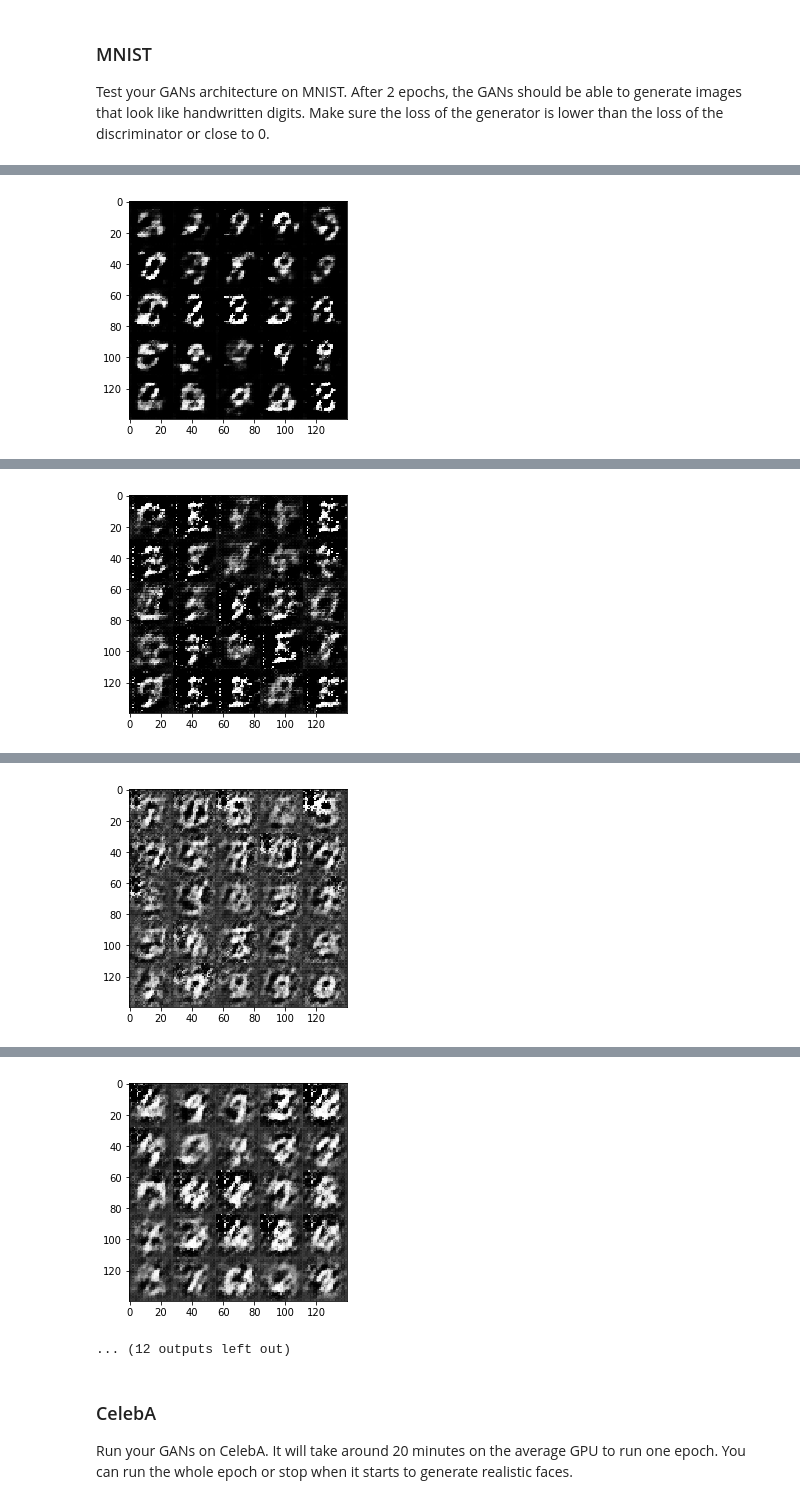
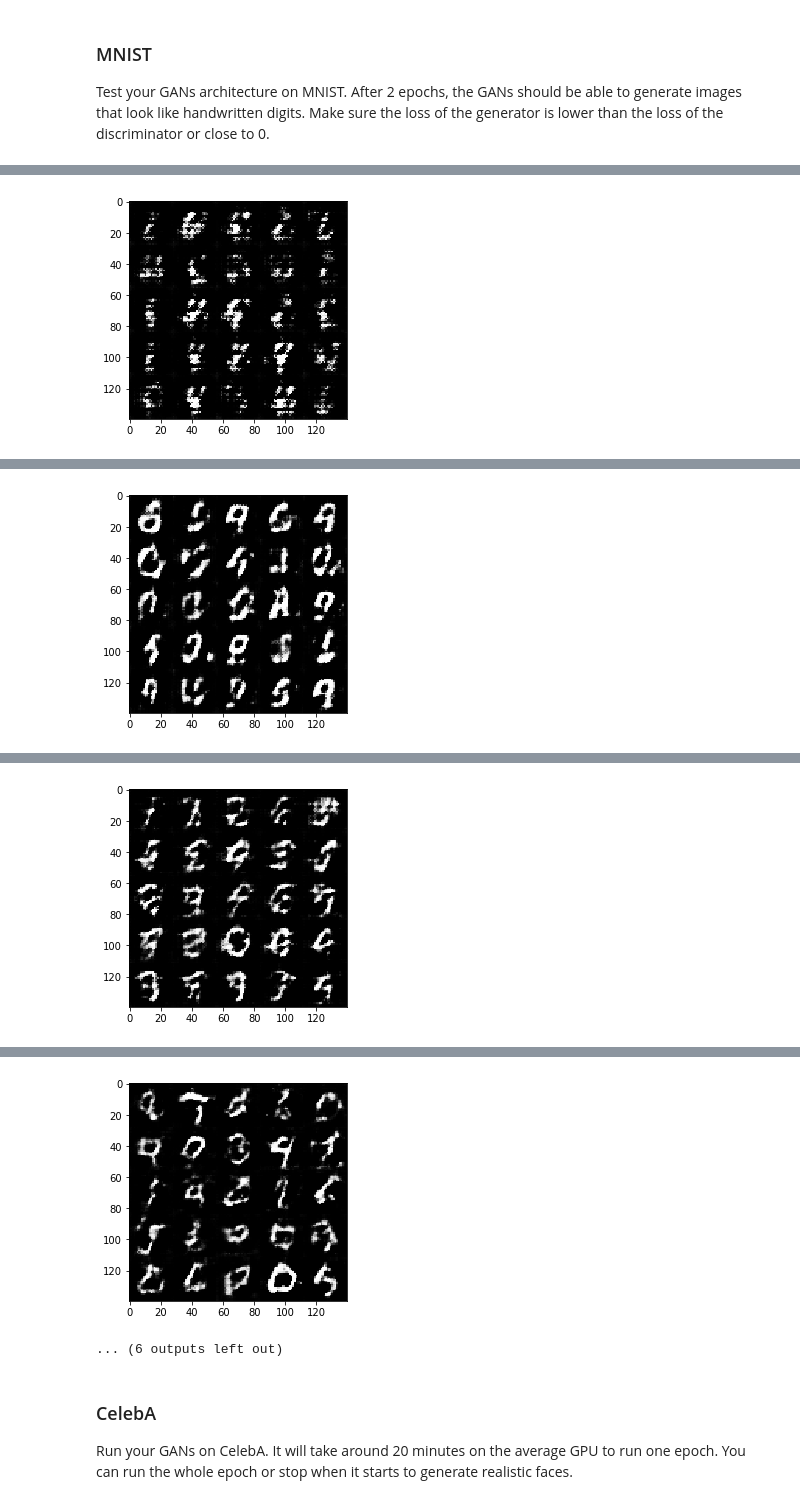
Before and after one commit to jrios6/DLND-Face-Generation, a Jupyter notebook: dlnd_face_generation.ipynb, the cells around one changed output, grey strips where cells are left out. Cells and saved outputs as stored; diff of their text form; code cells hidden in the pictures.

```diff
--- a/dlnd_face_generation.ipynb
+++ b/dlnd_face_generation.ipynb
@@ -189,17 +189,17 @@ def generator(z, out_channel_dim, is_train=True, alpha=0.2):
         x = tf.maximum(alpha * x, x)
         # 3x3x256
 
-        x = tf.layers.conv2d_transpose(x, 256, 3, 2,'same', use_bias=False, activation=None)
+        x = tf.layers.conv2d_transpose(x, 256, 5, 2,'same', use_bias=False, activation=None)
         x = tf.layers.batch_normalization(x, training=is_train)
         x = tf.maximum(alpha * x, x)
         # 6x6x 128
 
-        x = tf.layers.conv2d_transpose(x, 128, 4, 2,'valid', use_bias=False, activation=None)
+        x = tf.layers.conv2d_transpose(x, 128, 5, 2,'same', use_bias=False, activation=None)
         x = tf.layers.batch_normalization(x, training=is_train)
         x = tf.maximum(alpha * x, x)
         # 14x14x64
 
-        x = tf.layers.conv2d_transpose(x, out_channel_dim, 5, 2,'same', activation=None)
+        x = tf.layers.conv2d_transpose(x, out_channel_dim, 6, 2,'valid', activation=None)
         out = tf.tanh(x)
         # 28x28xout_channel_dim
 
@@ -335,8 +335,6 @@ def train(epoch_count, batch_size, z_dim, learning_rate, beta1, get_batches, dat
     :param data_image_mode: The image mode to use for images ("RGB" or "L")
     """
     # TODO: Build Model
-    #saver = tf.train.Saver(var_list=g_vars)
-
     input_real, input_z, lr = model_inputs(data_shape[1], data_shape[2], data_shape[3], z_dim)
     d_loss, g_loss = model_loss(input_real, input_z, data_shape[3])
     d_train_opt, g_train_opt = model_opt(d_loss, g_loss, lr, beta1)
@@ -350,30 +348,31 @@ def train(epoch_count, batch_size, z_dim, learning_rate, beta1, get_batches, dat
                 # TODO: Train Model
                 steps += 1
 
+                # Rescaling input to [-1, 1]
+                batch_images *= 2
+
                 # Sampling random noise for input
-                batch_z = np.random.uniform(-.5, .5, size=(batch_size, z_dim))
+                batch_z = np.random.uniform(-1, 1, size=(batch_size, z_dim))
 
                 # Run Optimizers
                 _ = sess.run([d_train_opt, g_train_opt], feed_dict={input_real: batch_images, input_z: batch_z, lr: learning_rate})
 
                 if steps % 100 == 0:
-                    train_loss_d = d_loss.eval({input_real: batch_images, input_z: batch_z, lr: learning_rate})
-                    train_loss_g = g_loss.eval({input_real: batch_images, input_z: batch_z, lr: learning_rate})
+                    train_loss_d = d_loss.eval({input_real: batch_images, input_z: batch_z})
+                    train_loss_g = g_loss.eval({input_real: batch_images, input_z: batch_z})
 
                     print("Epoch {}/{}...".format(epoch_i+1, epoch_count),
                           "Discriminator Loss: {:.4f}...".format(train_loss_d),
                           "Generator Loss: {:.4f}".format(train_loss_g))
 
                     show_generator_output(sess, 25, input_z, data_shape[3], data_image_mode)
-
-        #saver.save(sess, './checkpoints/generator.ckpt')
 # %% [markdown]
 ### MNIST
 Test your GANs architecture on MNIST.  After 2 epochs, the GANs should be able to generate images that look like handwritten digits.  Make sure the loss of the generator is lower than the loss of the discriminator or close to 0.
 # %%
-batch_size = 100
+batch_size = 128
 z_dim = 64
-learning_rate = 0.001
+learning_rate = 0.0012
 beta1 = 0.5
 
 
@@ -396 +395 @@ Epoch 1/2... Discriminator Loss: 0.4942... Generator Loss: 1.4935
-[figure, old version]
+[figure, new version]
@@ -398 +397 @@ Epoch 1/2... Discriminator Loss: 0.2475... Generator Loss: 1.8702
-[figure, old version]
+[figure, new version]
@@ -400 +399 @@ Epoch 1/2... Discriminator Loss: 0.2942... Generator Loss: 1.9764
-[figure, old version]
+[figure, new version]
@@ -402,5 +401,5 @@ Epoch 1/2... Discriminator Loss: 1.0625... Generator Loss: 1.4027
-[figure, old version]
+[figure, new version]
-... (12 outputs left out)
+... (6 outputs left out)
 # %% [markdown]
 ### CelebA
 Run your GANs on CelebA.  It will take around 20 minutes on the average GPU to run one epoch.  You can run the whole epoch or stop when it starts to generate realistic faces.
```
Also changed, not shown: parts of 2 cells of this notebook, 1 other file.
